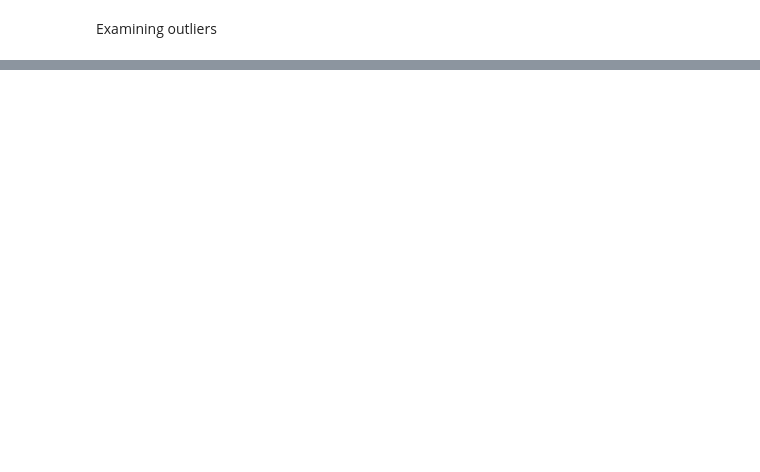
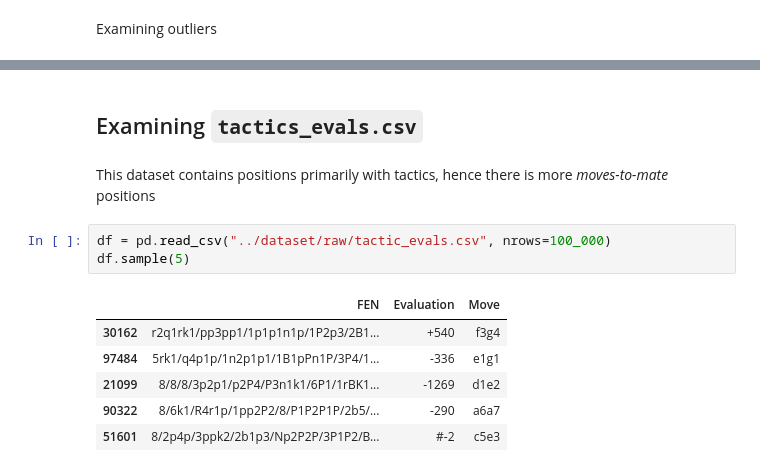
Before and after one commit to ruslan-imamguliyev/chessengine, a Jupyter notebook: research/eda.ipynb, the cells around one changed output, grey strips where cells are left out. Drawn from its saved outputs; the diff is of its cells as text; blank space fills up the shorter version.

```diff
--- a/research/eda.ipynb
+++ b/research/eda.ipynb
@@ -255,0 +240,14 @@ df.FEN.to_list()
+# %% [markdown]
+## Examining `tactics_evals.csv`
+# %% [markdown]
+This dataset contains positions primarily with tactics, hence there is more *moves-to-mate* positions
+# %%
+df = pd.read_csv("../dataset/raw/tactic_evals.csv", nrows=100_000)
+df.sample(5)
+# %% [output]
+|  | FEN | Evaluation | Move |
+| 30162 | r2q1rk1/pp3pp1/1p1p1n1p/1P2p3/2B1... | +540 | f3g4 |
+| 97484 | 5rk1/q4p1p/1n2p1p1/1B1pPn1P/3P4/1... | -336 | e1g1 |
+| 21099 | 8/8/8/3p2p1/p2P4/P3n1k1/6P1/1rBK1... | -1269 | d1e2 |
+| 90322 | 8/6k1/R4r1p/1pp2P2/8/P1P2P1P/2b5/... | -290 | a6a7 |
+| 51601 | 8/2p4p/3ppk2/2b1p3/Np2P2P/3P1P2/B... | #-2 | c5e3 |
```
Also changed, not shown: parts of 46 cells of this notebook, 5 other files.
